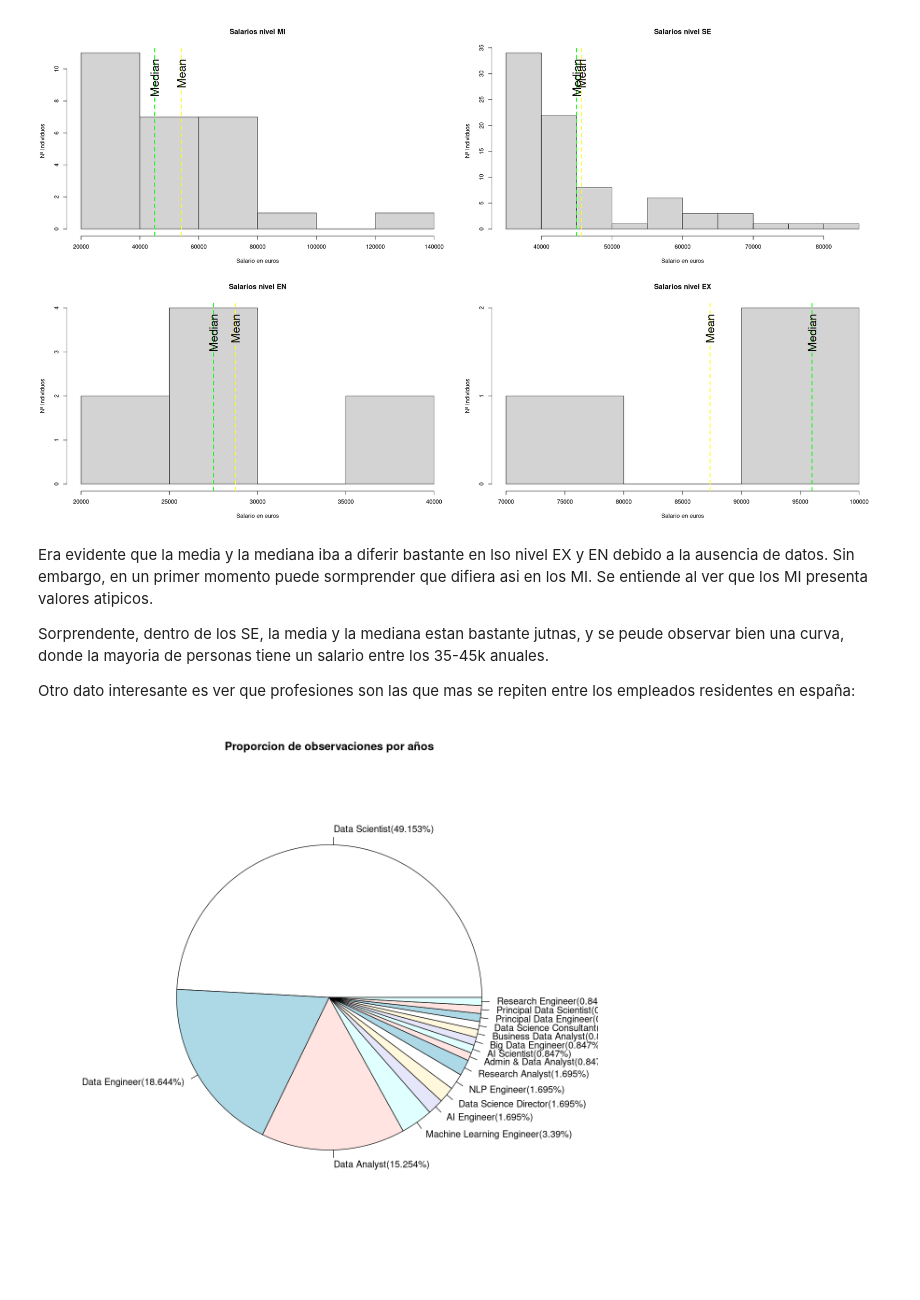
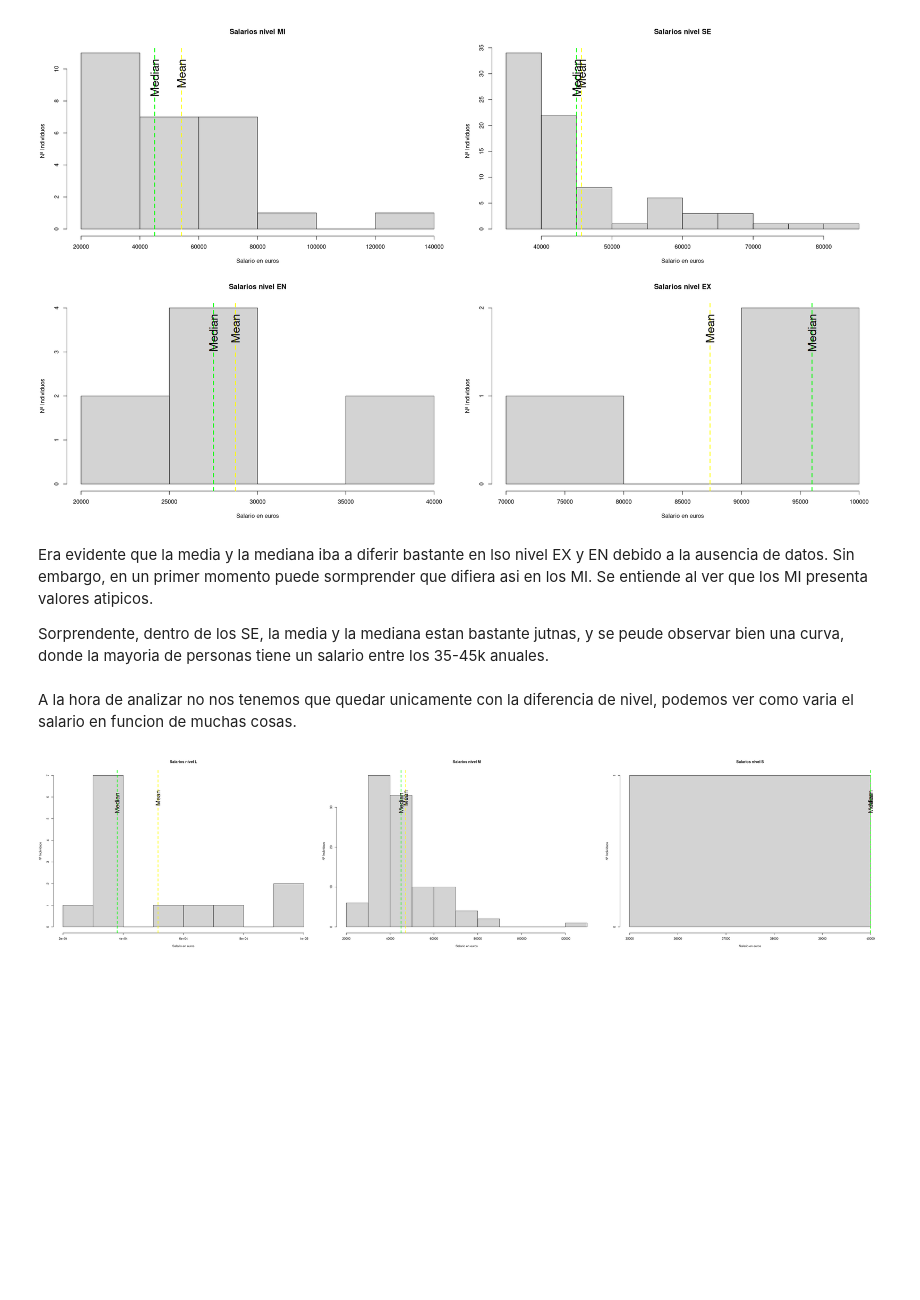
Before and after one commit to HugoVarelaSanchez/datascience_salary, a Jupyter notebook: salarys.ipynb, the cells around one changed output. Drawn from its saved outputs; the diff is of its cells as text; code cells hidden in the pictures; blank space fills up the shorter version.

```diff
--- a/salarys.ipynb
+++ b/salarys.ipynb
@@ -401,21 +429,3 @@ for (i in 1:4){
 Era evidente que la media y la mediana iba a diferir bastante en lso nivel EX y EN debido a la ausencia de datos. Sin embargo, en un primer momento puede sormprender que difiera asi en los MI. Se entiende al ver que los MI presenta valores atipicos.
 
 Sorprendente, dentro de los SE, la media y la mediana estan bastante jutnas, y se peude observar bien una curva, donde la mayoria de personas tiene un salario entre los 35-45k anuales.
-
-
-Otro dato interesante es ver que profesiones son las que mas se repiten entre los empleados residentes en españa:
-# %%
-filte.aux.value <- sort(table(salarios_ESP[, 4]), decreasing = T)
-
-prop <- round(filte.aux.value/nrow(salarios_ESP), 5)
-labels <- c()
-
-for (i in 1:length(unique(salarios_ESP[, 4])))
-    {
-    labels <- c(labels, paste0( names(prop)[i], '(', prop[i]*100, '%)') )
-    }
-
-options(repr.plot.width=10, repr.plot.height=10)
-pie(filte.aux.value, labels = labels, radius = 0.75, main = 'Proporcion de observaciones por años')
-# %% [output]
-[figure, removed]
@@ -427,0 +432,24 @@ ss24 <- salarios_ESP [salarios_ESP$work_year == '2024', 7]
+# %% [markdown]
+A la hora de analizar no nos tenemos que quedar unicamente con la diferencia de nivel, podemos ver como varia el salario en funcion de muchas cosas.
+# %%
+par(mfrow = c(1, 3))
+options(repr.plot.width=30, repr.plot.height=7)
+
+for (i in c(1, 3, 2)){
+
+    filted.salary.es <- salarios_ESP[salarios_ESP$company_size == unique(company_size)[i], 5]
+    mean.filted.salary.es <- mean(filted.salary.es)
+    median.filted.salary.es <- median(filted.salary.es)
+
+    histograma <- hist(filted.salary.es, main = paste0('Salarios nivel ', unique(company_size)[i]), ylab = 'Nª Individuos', xlab = 'Salario en euros')
+    max_y <- max(histograma$counts)
+
+
+    abline(v = mean.filted.salary.es, col = 'yellow', lwd = 2, lty = 2)
+    text(x = mean.filted.salary.es, y =max_y*0.8, col = 'black', cex = 2, srt = 90, adj = 0, labels = 'Mean', )
+    abline(v = median.filted.salary.es, col = 'green', lwd = 2, lty = 2)
+    text(x = median.filted.salary.es, y =max_y*0.75, col = 'black', cex = 2, srt = 90, adj = 0, labels = 'Median', )
+
+    }
+# %% [output]
+[figure, added]
```
Also changed, not shown: parts of 18 cells of this notebook.
